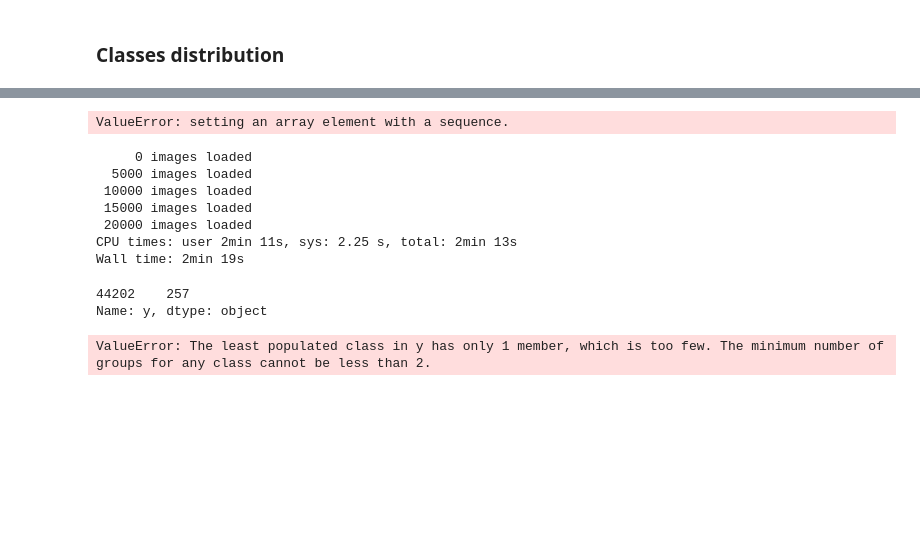
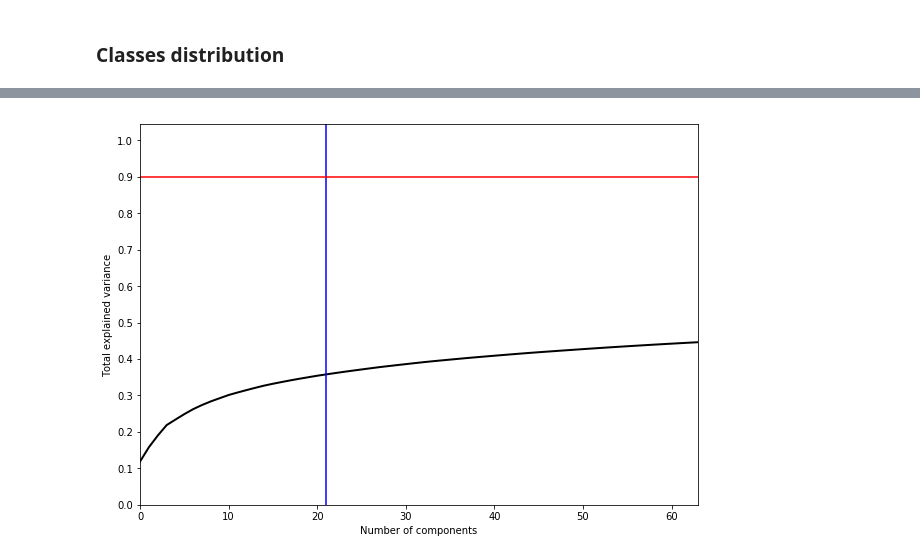
Before and after one commit to iamtodor/images-classification-caltech, a Jupyter notebook: base.ipynb, the cells around one changed output, grey strips where cells are left out. Saved outputs shown, nothing was run; the diff lists cells and outputs as text; code cells hidden in the pictures; blank space fills up the shorter version.

```diff
--- a/base.ipynb
+++ b/base.ipynb
@@ -197,2 +233,0 @@ Wall time: 4min 11s
-# %%
-train_df = pd.DataFrame(columns=['X', 'y'])
@@ -239,49 +274,14 @@ svc = LogisticRegression(random_state=42,
-# %%
-svc.fit(X_train, y_train)
-# %% [output]
-ValueError: setting an array element with a sequence.
-# %%
-%%time
-# load data in flattened form
-
-# img parameters
-img_shape = (64, 64)
-channels = 3
-img_shape_flattened = img_shape[0] * img_shape[1] * channels
-#img_qty = len(train_metadata)
-img_dtype = np.int8
-
-# initialize X,y
-#X = np.empty(shape=(img_qty, img_shape_flattened), dtype=img_dtype)
-#y = np.empty(shape=(img_qty,), dtype=np.uint16)
-
-train_df1 = pd.DataFrame(columns=['X', 'y'])
-# read images
-for i,f_name in enumerate(os.listdir(transform_folder)):
-    if i % 5000 == 0:
-        print('{:6d} images loaded'.format(i))
-
-    img_path = os.path.join(transform_folder, f_name)
-    X = misc.imread(image).flatten('C')
-    y = df.loc[df['image_name'] == f_name, 'target'].iloc[0]
-    train_df1.loc[train_df.shape[0]]=[X, y]
-# %% [output]
-     0 images loaded
-  5000 images loaded
- 10000 images loaded
- 15000 images loaded
- 20000 images loaded
-CPU times: user 2min 11s, sys: 2.25 s, total: 2min 13s
-Wall time: 2min 19s
-# %%
-X = train_df1['X']
-y = train_df1['y']
-# %%
-y
-# %% [output]
-44202    257
-Name: y, dtype: object
-# %%
-X_train, X_test, y_train, t_test = train_test_split(X, y, test_size = 0.3, stratify=y)
-# %% [output]
-ValueError: The least populated class in y has only 1 member, which is too few. The minimum number of groups for any class cannot be less than 2.
+# %%
+pca = PCA().fit(X)
+
+plt.figure(figsize=(10,7))
+plt.plot(np.cumsum(pca.explained_variance_ratio_), color='k', lw=2)
+plt.xlabel('Number of components')
+plt.ylabel('Total explained variance')
+plt.xlim(0, 63)
+plt.yticks(np.arange(0, 1.1, 0.1))
+plt.axvline(21, c='b')
+plt.axhline(0.9, c='r')
+plt.show();
+# %% [output]
+[figure, added]
```
Also changed, not shown: parts of 18 cells of this notebook.
